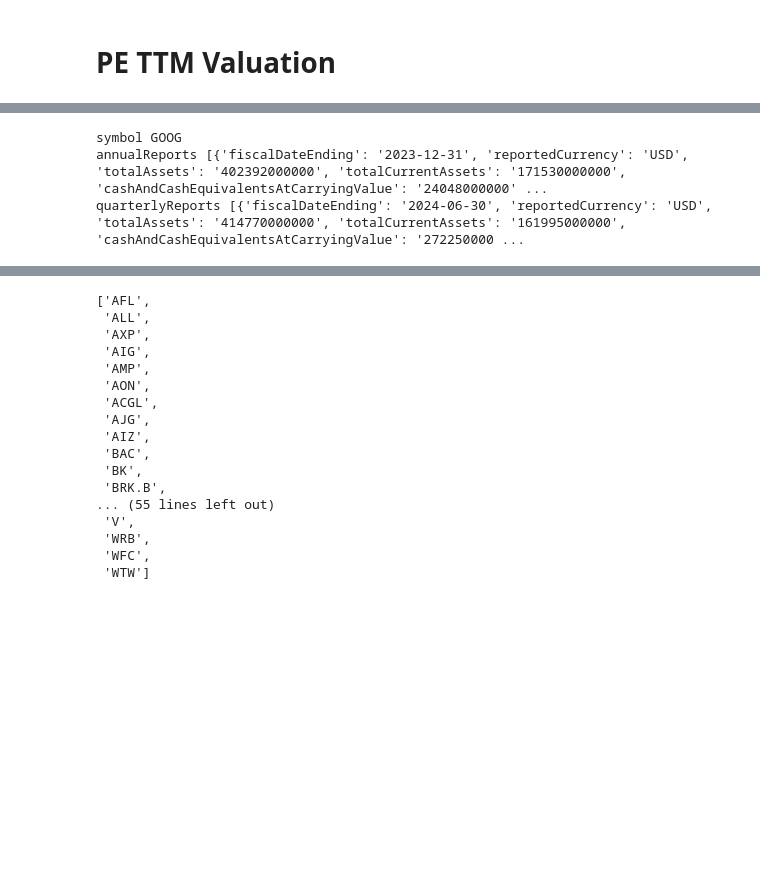
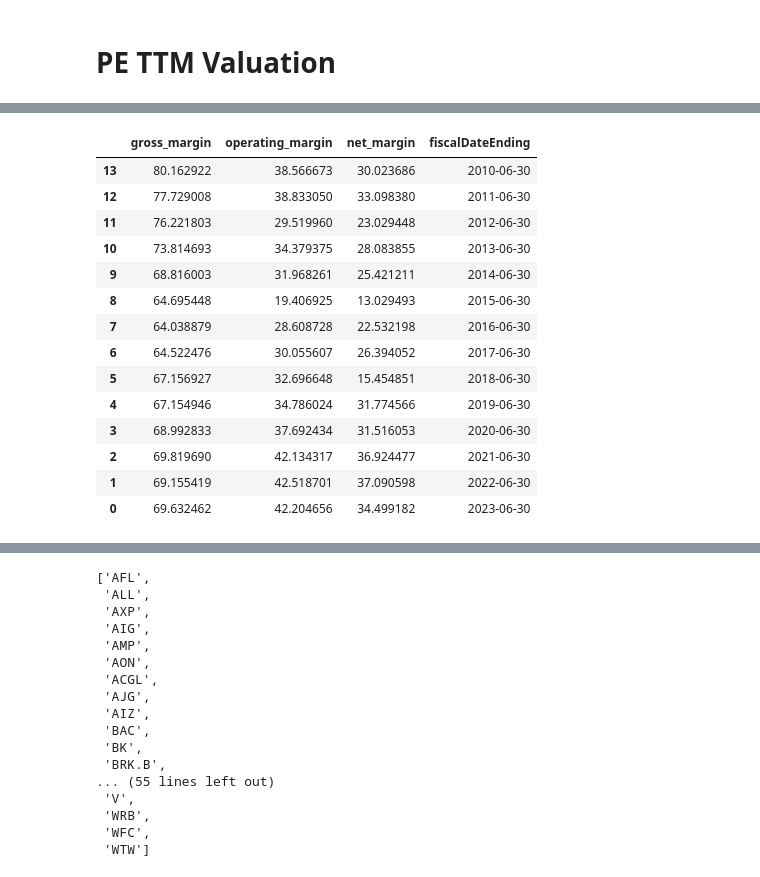
Before and after one commit to tangj310/Inv_equity, a Jupyter notebook: 03_PE_TTM_valuation/PE_TTM_valuation_01.ipynb, the cells around one changed output, grey strips where cells are left out. Saved outputs shown, nothing was run; the diff lists cells and outputs as text; code cells hidden in the pictures; blank space fills up the shorter version.

```diff
--- a/03_PE_TTM_valuation/PE_TTM_valuation_01.ipynb
+++ b/03_PE_TTM_valuation/PE_TTM_valuation_01.ipynb
@@ -455,13 +436,0 @@ ticker_dict['TRV']
-# %%
-import requests
-
-# replace the "demo" apikey below with your own key from https://www.alphavantage.co/support/#api-key
-url = f'https://www.alphavantage.co/query?function=TREASURY_YIELD&interval=daily&maturity=10year&apikey={alpha_vantage_api_key}'
-r = requests.get(url)
-data = r.json()
-
-for key, value in data.items():
-    if key == 'data':
-        US_T_10yrs_df = pd.DataFrame(value)
-        US_T_10yrs_df['value'] = pd.to_numeric(US_T_10yrs_df['value'], errors='coerce') # change dataframe value to numeric data
-        US_T_10yrs_YTM = US_T_10yrs_df['value'][0]
@@ -533,41 +563,19 @@ for key, value in data.items():
-# %%
-import requests
-
-# replace the "demo" apikey below with your own key from https://www.alphavantage.co/support/#api-key
-url = f'https://www.alphavantage.co/query?function=BALANCE_SHEET&symbol=GOOG&apikey={alpha_vantage_api_key}'
-r = requests.get(url)
-data = r.json()
-
-for key, value in data.items():
-    print(key, value)
-
-    if key == 'annualReports':
-        annual_balancesheet_df = pd.DataFrame(value).drop(['reportedCurrency'], axis=1)
-        annual_balancesheet_df = annual_balancesheet_df.sort_values('fiscalDateEnding', ascending=True)
-
-        for column in annual_balancesheet_df.columns[1:]:  # Exclude the 'fiscalDateEnding' column
-            annual_balancesheet_df[column] = pd.to_numeric(annual_balancesheet_df[column], errors='coerce')
-
-        annual_balancesheet_df['current_ratio'] = (annual_balancesheet_df['totalCurrentAssets'] / annual_balancesheet_df['totalCurrentLiabilities']) * 100
-        annual_balancesheet_df['working_capital'] = annual_balancesheet_df['totalCurrentAssets'] - annual_balancesheet_df['totalCurrentLiabilities']
-        annual_balancesheet_df['longTermDebt_to_workingCp_ratio'] = (annual_balancesheet_df['longTermDebt'] / annual_balancesheet_df['working_capital']) * 100
-        annual_balancesheet_df['debtEquity_ratio'] = (annual_balancesheet_df['totalLiabilities'] / annual_balancesheet_df['totalShareholderEquity']) * 100
-
-        annaul_balancesheet_ratio_cols = [
-            'current_ratio'
-            ,'working_capital'
-            ,'longTermDebt_to_workingCp_ratio'
-            ,'debtEquity_ratio'
-        ]
-
-
-    if key == 'quarterlyReports':
-        qtr_balancesheet_df = pd.DataFrame(value).drop(['reportedCurrency'], axis=1)
-        qtr_balancesheet_df = qtr_balancesheet_df.sort_values('fiscalDateEnding', ascending=True)
-
-        for column in qtr_balancesheet_df.columns[1:]:  # Exclude the 'fiscalDateEnding' column
-            qtr_balancesheet_df[column] = pd.to_numeric(qtr_balancesheet_df[column], errors='coerce')
-# %% [output]
-symbol GOOG
-annualReports [{'fiscalDateEnding': '2023-12-31', 'reportedCurrency': 'USD', 'totalAssets': '402392000000', 'totalCurrentAssets': '171530000000', 'cashAndCashEquivalentsAtCarryingValue': '24048000000' ...
-quarterlyReports [{'fiscalDateEnding': '2024-06-30', 'reportedCurrency': 'USD', 'totalAssets': '414770000000', 'totalCurrentAssets': '161995000000', 'cashAndCashEquivalentsAtCarryingValue': '272250000 ...
+# %%
+# 90% accurate
+annual_income_df[income_ratio_cols + ['fiscalDateEnding']]
+# %% [output]
+|  | gross_margin | operating_margin | net_margin | fiscalDateEnding |
+| 13 | 80.162922 | 38.566673 | 30.023686 | 2010-06-30 |
+| 12 | 77.729008 | 38.833050 | 33.098380 | 2011-06-30 |
+| 11 | 76.221803 | 29.519960 | 23.029448 | 2012-06-30 |
+| 10 | 73.814693 | 34.379375 | 28.083855 | 2013-06-30 |
+| 9 | 68.816003 | 31.968261 | 25.421211 | 2014-06-30 |
+| 8 | 64.695448 | 19.406925 | 13.029493 | 2015-06-30 |
+| 7 | 64.038879 | 28.608728 | 22.532198 | 2016-06-30 |
+| 6 | 64.522476 | 30.055607 | 26.394052 | 2017-06-30 |
+| 5 | 67.156927 | 32.696648 | 15.454851 | 2018-06-30 |
+| 4 | 67.154946 | 34.786024 | 31.774566 | 2019-06-30 |
+| 3 | 68.992833 | 37.692434 | 31.516053 | 2020-06-30 |
+| 2 | 69.819690 | 42.134317 | 36.924477 | 2021-06-30 |
+| 1 | 69.155419 | 42.518701 | 37.090598 | 2022-06-30 |
+| 0 | 69.632462 | 42.204656 | 34.499182 | 2023-06-30 |
```
Also changed, not shown: parts of 11 cells of this notebook.
